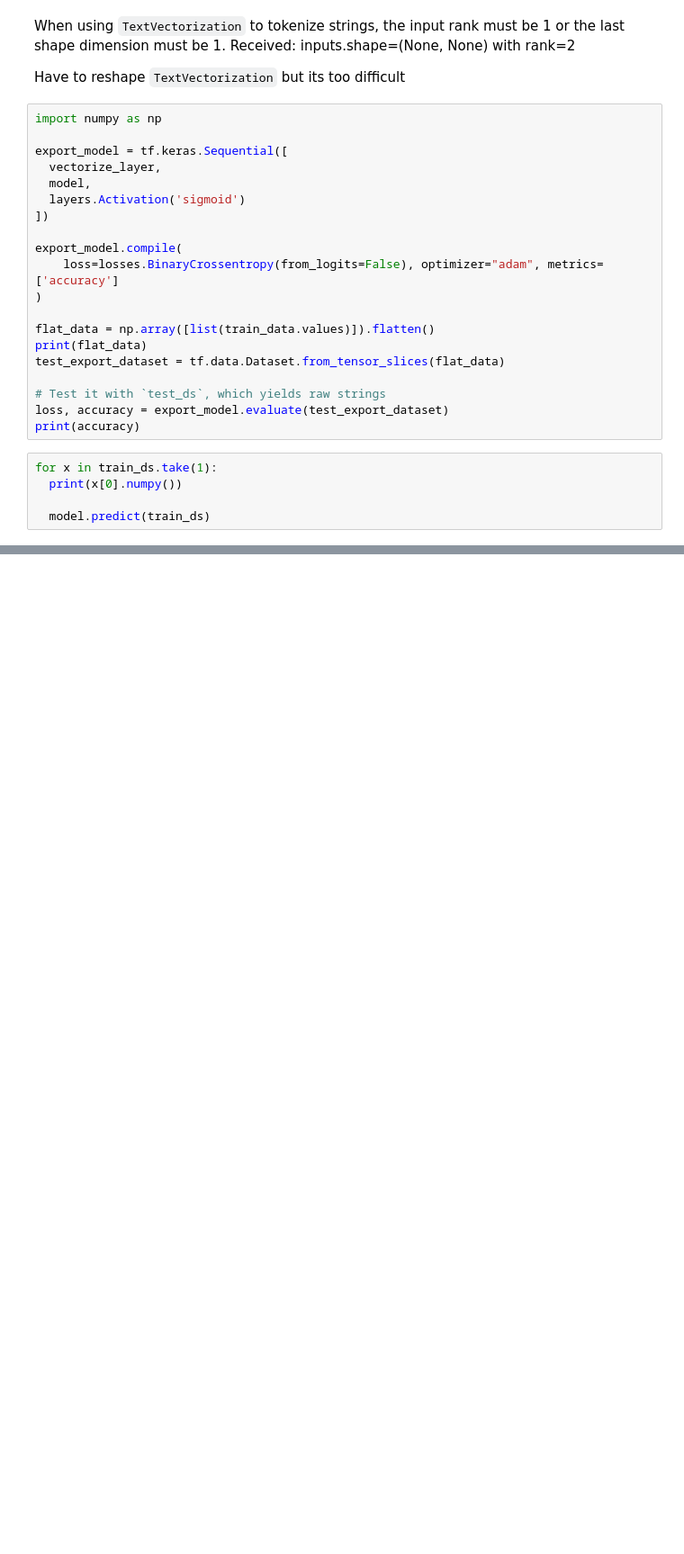
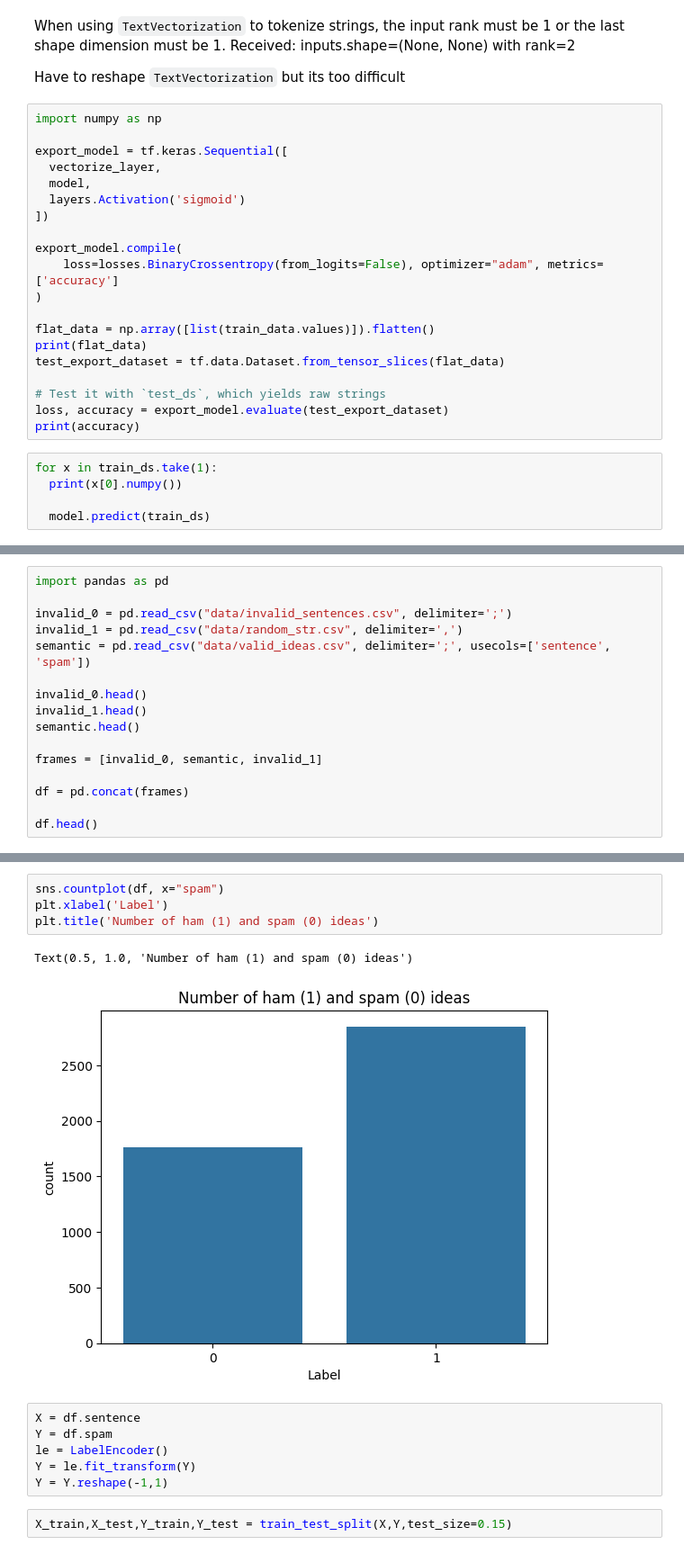
Before and after one commit to anhnguyenbkcsna/share-your-idea, a Jupyter notebook: embedding.ipynb, the cells around one changed output, grey strips where cells are left out. Shown: that part at 90% size. Cells and saved outputs as stored; diff of their text form; blank space fills up the shorter version.

Commit message:
Need to collect more sentences

```diff
--- a/embedding.ipynb
+++ b/embedding.ipynb
@@ -376,0 +360,16 @@ for x in train_ds.take(1):
+# %%
+import pandas as pd
+
+invalid_0 = pd.read_csv("data/invalid_sentences.csv", delimiter=';')
+invalid_1 = pd.read_csv("data/random_str.csv", delimiter=',')
+semantic = pd.read_csv("data/valid_ideas.csv", delimiter=';', usecols=['sentence', 'spam'])
+
+invalid_0.head()
+invalid_1.head()
+semantic.head()
+
+frames = [invalid_0, semantic, invalid_1]
+
+df = pd.concat(frames)
+
+df.head()
@@ -376,0 +383,15 @@ for x in train_ds.take(1):
+# %%
+sns.countplot(df, x="spam")
+plt.xlabel('Label')
+plt.title('Number of ham (1) and spam (0) ideas')
+# %% [output]
+Text(0.5, 1.0, 'Number of ham (1) and spam (0) ideas')
+[figure, added]
+# %%
+X = df.sentence
+Y = df.spam
+le = LabelEncoder()
+Y = le.fit_transform(Y)
+Y = Y.reshape(-1,1)
+# %%
+X_train,X_test,Y_train,Y_test = train_test_split(X,Y,test_size=0.15)
```
Also changed, not shown: parts of 26 cells of this notebook, 3 other files.
